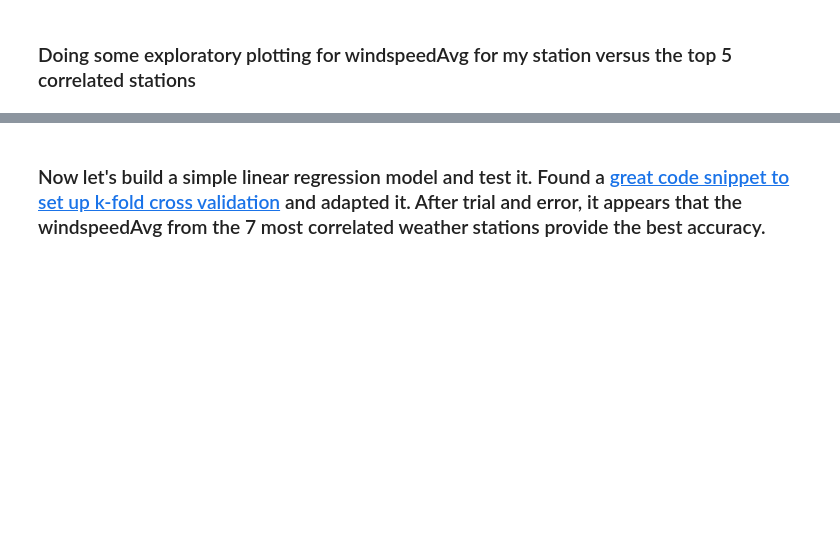
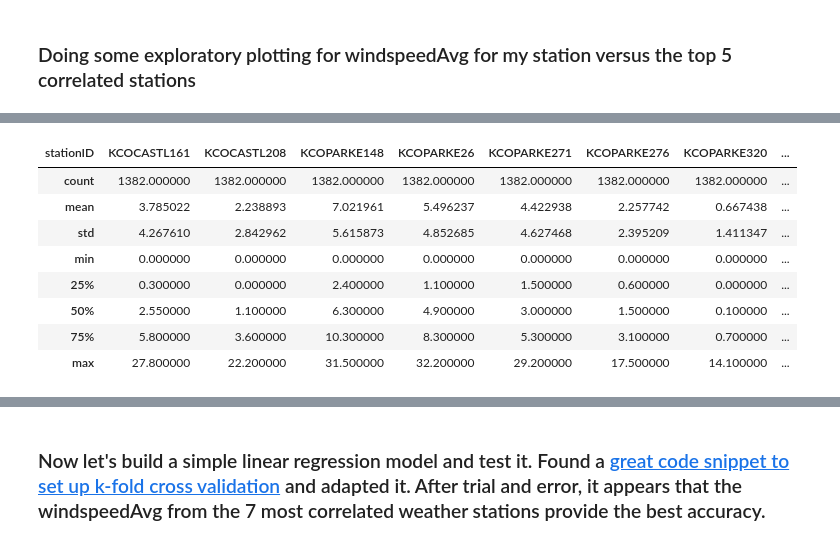
Before and after one commit to riverdogcabin/PSDS4900, a Jupyter notebook: wu_observation_modeling.ipynb, the cells around one changed output, grey strips where cells are left out. Drawn from its saved outputs; the diff is of its cells as text; code cells hidden in the pictures; blank space fills up the shorter version.

```diff
--- a/wu_observation_modeling.ipynb
+++ b/wu_observation_modeling.ipynb
@@ -179,3 +210,15 @@ df_reshaped.plot(kind='box', figsize=(12,12))
+# %%
+df_reshaped.describe()
+# %% [output]
+| stationID | KCOCASTL161 | KCOCASTL208 | KCOPARKE148 | KCOPARKE26 | KCOPARKE271 | KCOPARKE276 | KCOPARKE320 | ... |
+| count | 1382.000000 | 1382.000000 | 1382.000000 | 1382.000000 | 1382.000000 | 1382.000000 | 1382.000000 | ... |
+| mean | 3.785022 | 2.238893 | 7.021961 | 5.496237 | 4.422938 | 2.257742 | 0.667438 | ... |
+| std | 4.267610 | 2.842962 | 5.615873 | 4.852685 | 4.627468 | 2.395209 | 1.411347 | ... |
+| min | 0.000000 | 0.000000 | 0.000000 | 0.000000 | 0.000000 | 0.000000 | 0.000000 | ... |
+| 25% | 0.300000 | 0.000000 | 2.400000 | 1.100000 | 1.500000 | 0.600000 | 0.000000 | ... |
+| 50% | 2.550000 | 1.100000 | 6.300000 | 4.900000 | 3.000000 | 1.500000 | 0.100000 | ... |
+| 75% | 5.800000 | 3.600000 | 10.300000 | 8.300000 | 5.300000 | 3.100000 | 0.700000 | ... |
+| max | 27.800000 | 22.200000 | 31.500000 | 32.200000 | 29.200000 | 17.500000 | 14.100000 | ... |
 # %%
 fig, ax = plt.subplots(figsize=(16,16))
 sns.histplot(data=df, x="windspeedAvg", kde=True,ax=ax)
```
Also changed, not shown: parts of 41 cells of this notebook.
